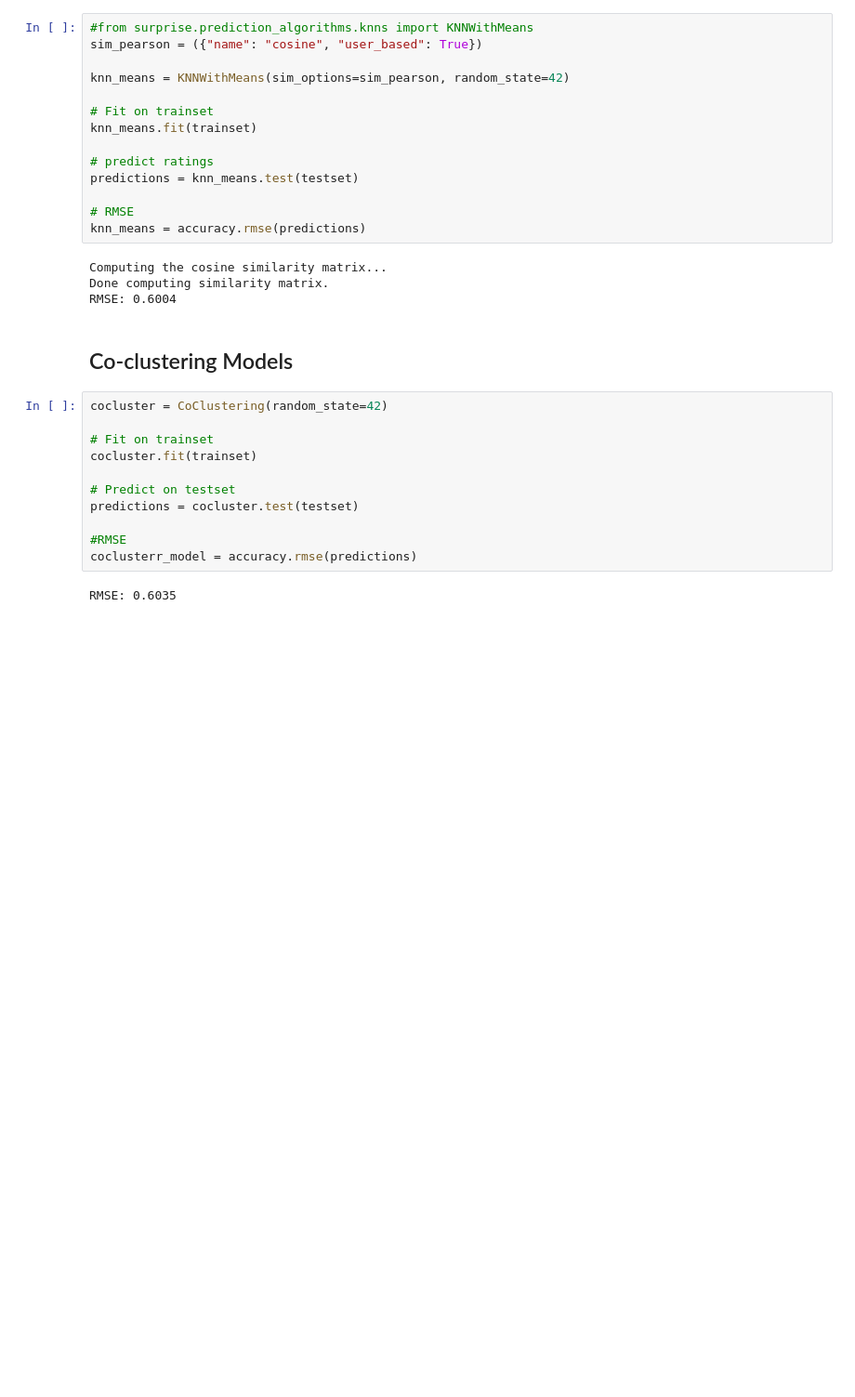
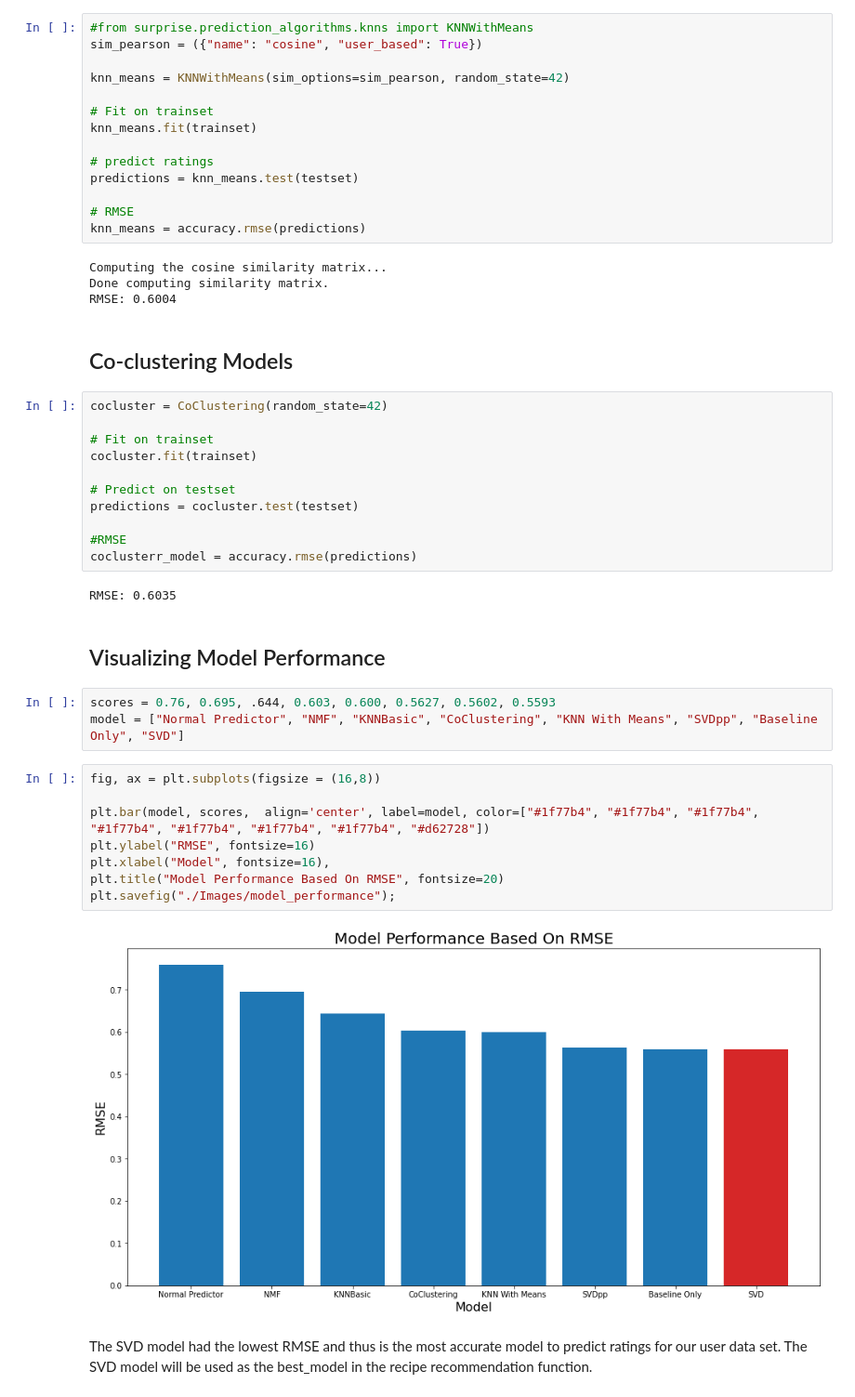
Before and after one commit to mboland23/Recipe-Recommender, a Jupyter notebook: modeling_no_zeros_workbook.ipynb, the cells around one changed output. Shown: that part at 93% size. Cells and saved outputs as stored; diff of their text form; blank space fills up the shorter version.

Commit message:
created visual of model performance

```diff
--- a/modeling_no_zeros_workbook.ipynb
+++ b/modeling_no_zeros_workbook.ipynb
@@ -357,3 +359,20 @@ predictions = cocluster.test(testset)
 coclusterr_model = accuracy.rmse(predictions)
 # %% [output]
 RMSE: 0.6035
+# %% [markdown]
+## Visualizing Model Performance
+# %%
+scores = 0.76, 0.695, .644, 0.603, 0.600, 0.5627, 0.5602, 0.5593
+model = ["Normal Predictor", "NMF", "KNNBasic", "CoClustering", "KNN With Means", "SVDpp", "Baseline Only", "SVD"]
+# %%
+fig, ax = plt.subplots(figsize = (16,8))
+
+plt.bar(model, scores,  align='center', label=model, color=["#1f77b4", "#1f77b4", "#1f77b4", "#1f77b4", "#1f77b4", "#1f77b4", "#1f77b4", "#d62728"])
+plt.ylabel("RMSE", fontsize=16)
+plt.xlabel("Model", fontsize=16),
+plt.title("Model Performance Based On RMSE", fontsize=20)
+plt.savefig("./Images/model_performance");
+# %% [output]
+[figure, added]
+# %% [markdown]
+The SVD model had the lowest RMSE and thus is the most accurate model to predict ratings for our user data set. The SVD model will be used as the best_model in the recipe recommendation function.
```
Also changed, not shown: parts of 2 cells of this notebook.
